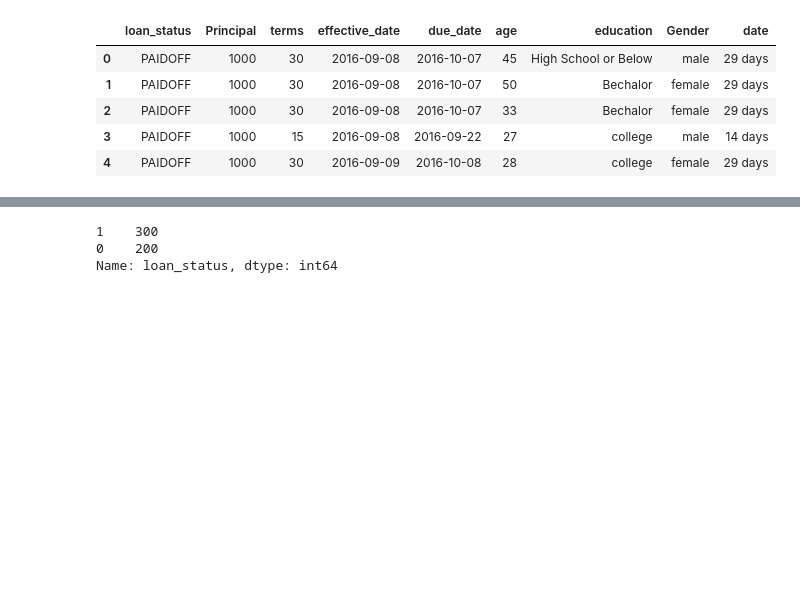
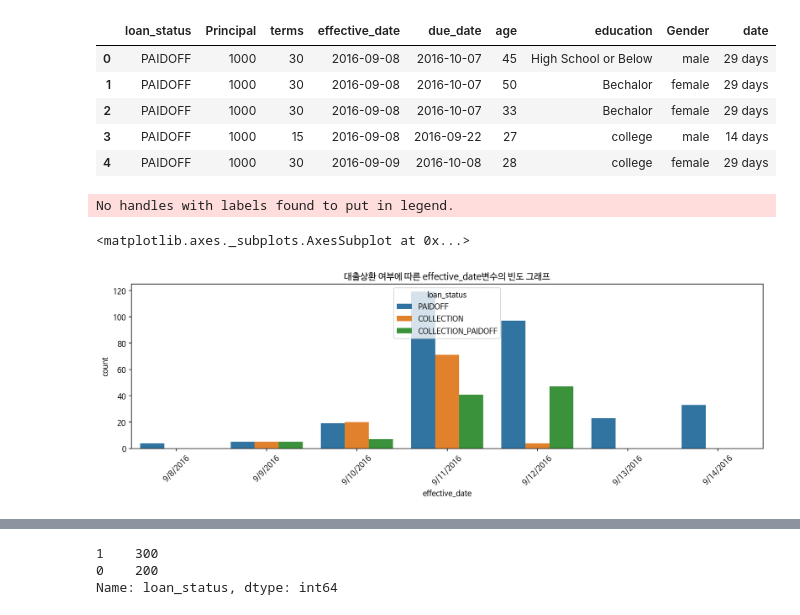
Before and after one commit to seonwoojh/KaggleStruggle, a Jupyter notebook: Kaggle_Loan_Data_Classification.ipynb, the cells around one changed output, grey strips where cells are left out. Saved outputs shown, nothing was run; the diff lists cells and outputs as text; code cells hidden in the pictures; blank space fills up the shorter version.

```diff
--- a/Kaggle_Loan_Data_Classification.ipynb
+++ b/Kaggle_Loan_Data_Classification.ipynb
@@ -282,3 +274,13 @@ df.head()
 | 2 | PAIDOFF | 1000 | 30 | 2016-09-08 | 2016-10-07 | 33 | Bechalor | female | 29 days |
 | 3 | PAIDOFF | 1000 | 15 | 2016-09-08 | 2016-09-22 | 27 | college | male | 14 days |
 | 4 | PAIDOFF | 1000 | 30 | 2016-09-09 | 2016-10-08 | 28 | college | female | 29 days |
+# %%
+plt.figure(figsize=(15,4))
+plt.title('대출상환 여부에 따른 effective_date변수의 빈도 그래프')
+plt.legend(loc='center left', bbox_to_anchor=(1,0.5))
+plt.xticks(rotation=45)
+sns.countplot(data=df, x='effective_date',hue='loan_status')
+# %% [output]
+No handles with labels found to put in legend.
+<matplotlib.axes._subplots.AxesSubplot at 0x...>
+[figure, added]
```
Also changed, not shown: parts of 8 cells of this notebook.
